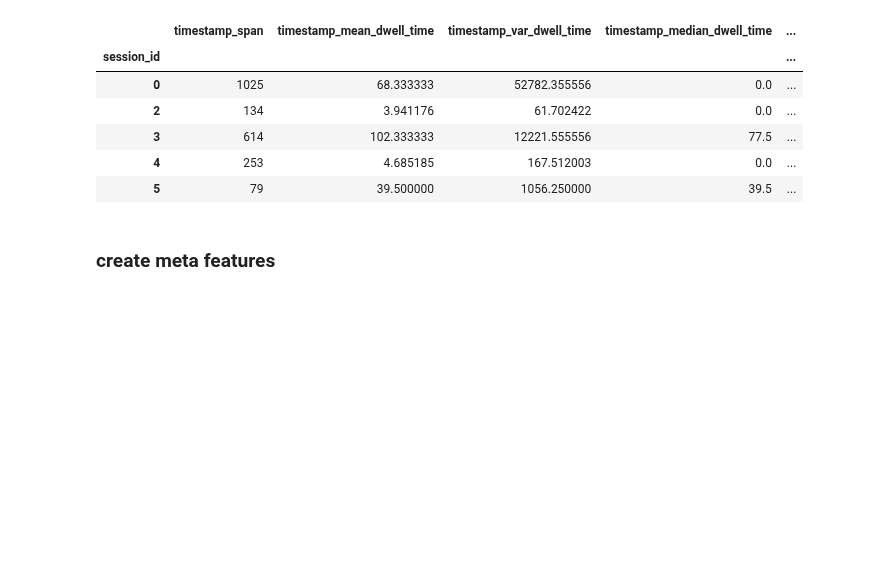
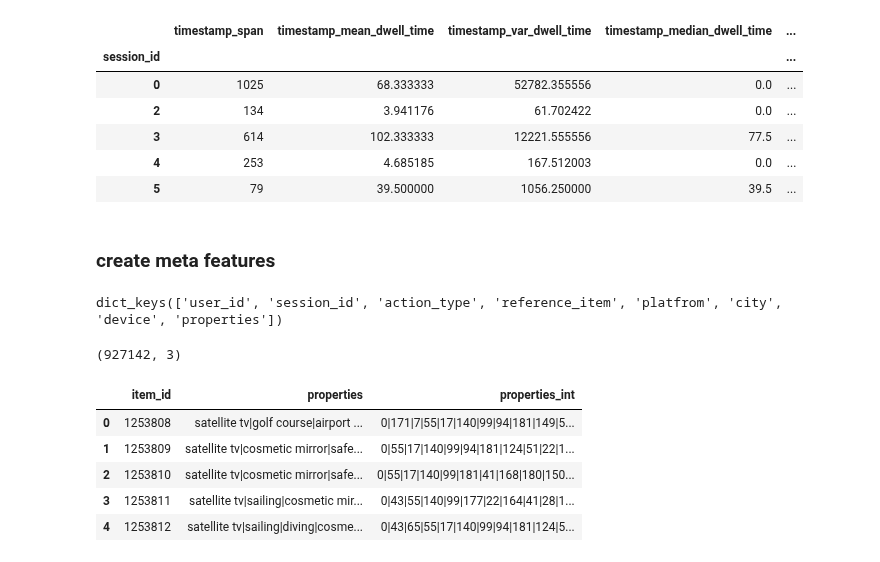
Before and after one commit to samshipengs/naps, a Jupyter notebook: FE.ipynb, the cells around one changed output. Drawn from its saved outputs; the diff is of its cells as text; code cells hidden in the pictures; blank space fills up the shorter version.

```diff
--- a/FE.ipynb
+++ b/FE.ipynb
@@ -372,4 +430,12 @@ session_fts.head()
 | 5 | 79 | 39.500000 | 1056.250000 | 39.5 | ... |
 # %% [markdown]
 ### create meta features
+# %%
+mapper_dict.keys()
+# %% [output]
+dict_keys(['user_id', 'session_id', 'action_type', 'reference_item', 'platfrom', 'city', 'device', 'properties'])
+# %%
+meta.shape
+# %% [output]
+(927142, 3)
 # %%
@@ -431,0 +520,9 @@ def action_encoding(df):
+# %%
+meta.head()
+# %% [output]
+|  | item_id | properties | properties_int |
+| 0 | 1253808 | satellite tv|golf course|airport ... | 0|171|7|55|17|140|99|94|181|149|5... |
+| 1 | 1253809 | satellite tv|cosmetic mirror|safe... | 0|55|17|140|99|94|181|124|51|22|1... |
+| 2 | 1253810 | satellite tv|cosmetic mirror|safe... | 0|55|17|140|99|181|41|168|180|150... |
+| 3 | 1253811 | satellite tv|sailing|cosmetic mir... | 0|43|55|140|99|177|22|164|41|28|1... |
+| 4 | 1253812 | satellite tv|sailing|diving|cosme... | 0|43|65|55|17|140|99|94|181|124|5... |
```
Also changed, not shown: parts of 32 cells of this notebook, 8 other files.
